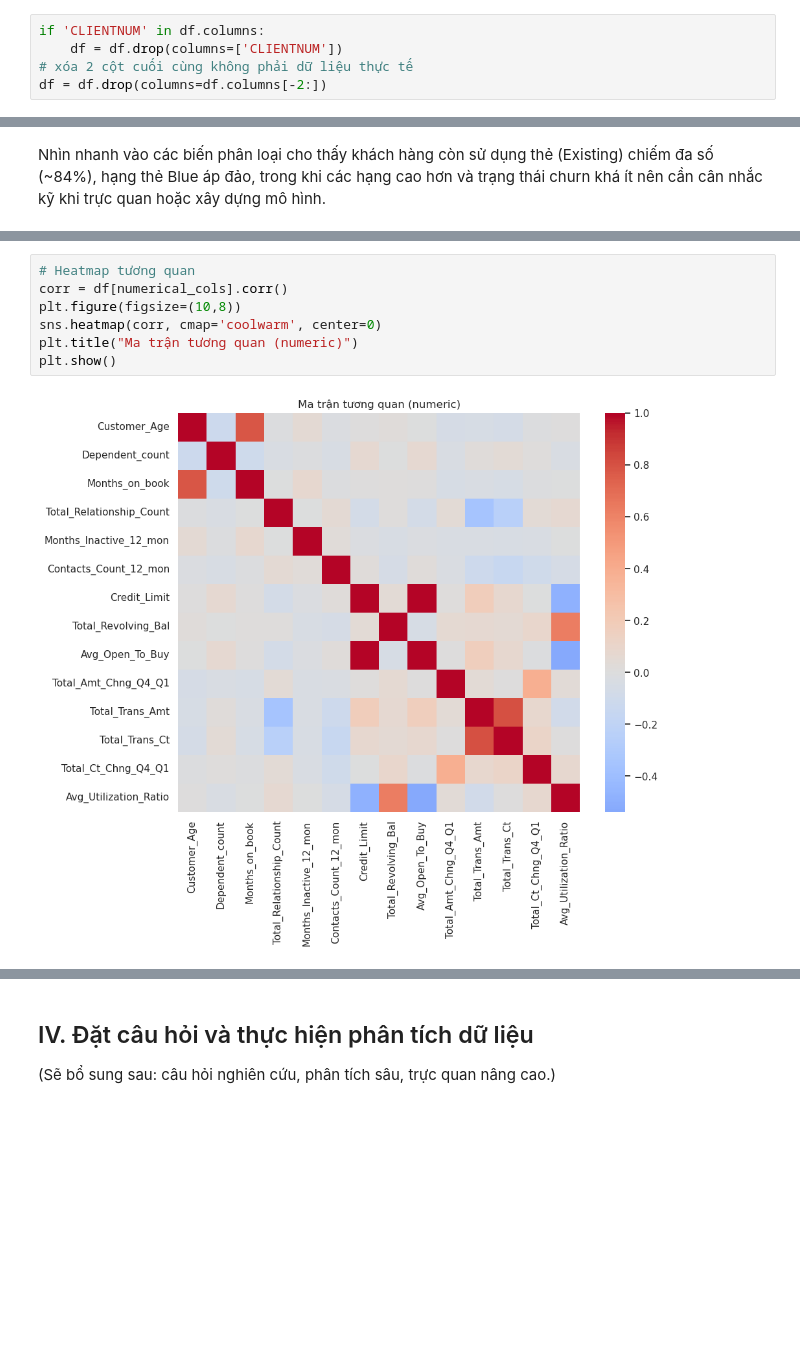
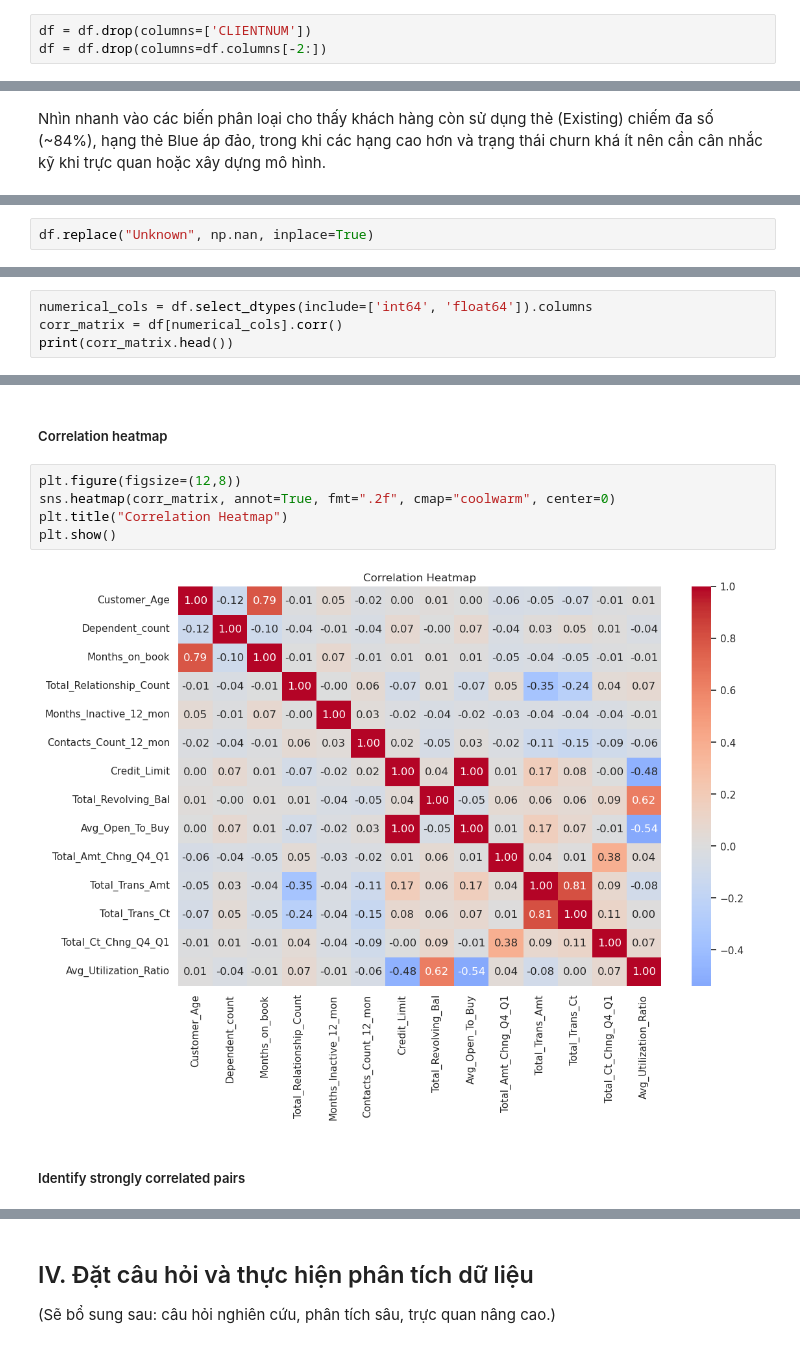
Before and after one commit to Khoa-Neee/P4DS_Final-Project, a Jupyter notebook: main.ipynb, the cells around one changed output, grey strips where cells are left out. Drawn from its saved outputs; the diff is of its cells as text; blank space fills up the shorter version.

```diff
--- a/main.ipynb
+++ b/main.ipynb
@@ -232,9 +232,7 @@ Các cột về đặc tính tài khoản (Account / Relationship)
 - Xóa cột "CLIENTNUM" vì cột này không mang thông tin để phân tích
 - Xóa 2 cột cuối cùng "Naive_Bayes_Classifier..." vì 2 cột này không phải dữ liệu thực tế, được khuyến cáo nên xóa trên kaggle
 # %%
-if 'CLIENTNUM' in df.columns:
-    df = df.drop(columns=['CLIENTNUM'])
-# xóa 2 cột cuối cùng không phải dữ liệu thực tế
+df = df.drop(columns=['CLIENTNUM'])
 df = df.drop(columns=df.columns[-2:])
 # %% [markdown]
 #### Data Types
@@ -543,0 +695,2 @@ Nhìn nhanh vào các biến phân loại cho thấy khách hàng còn sử dụ
+# %%
+df.replace("Unknown", np.nan, inplace=True)
@@ -545,0 +757,4 @@ Nhìn nhanh vào các biến phân loại cho thấy khách hàng còn sử dụ
+# %%
+numerical_cols = df.select_dtypes(include=['int64', 'float64']).columns
+corr_matrix = df[numerical_cols].corr()
+print(corr_matrix.head())
@@ -546,9 +779,11 @@ Nhìn nhanh vào các biến phân loại cho thấy khách hàng còn sử dụ
+# %% [markdown]
+##### Correlation heatmap
 # %%
-# Heatmap tương quan
-corr = df[numerical_cols].corr()
-plt.figure(figsize=(10,8))
-sns.heatmap(corr, cmap='coolwarm', center=0)
-plt.title("Ma trận tương quan (numeric)")
+plt.figure(figsize=(12,8))
+sns.heatmap(corr_matrix, annot=True, fmt=".2f", cmap="coolwarm", center=0)
+plt.title("Correlation Heatmap")
 plt.show()
 # %% [output]
-[figure, old version]
+[figure, new version]
+# %% [markdown]
+##### Identify strongly correlated pairs
```
Also changed, not shown: parts of 50 cells of this notebook.
